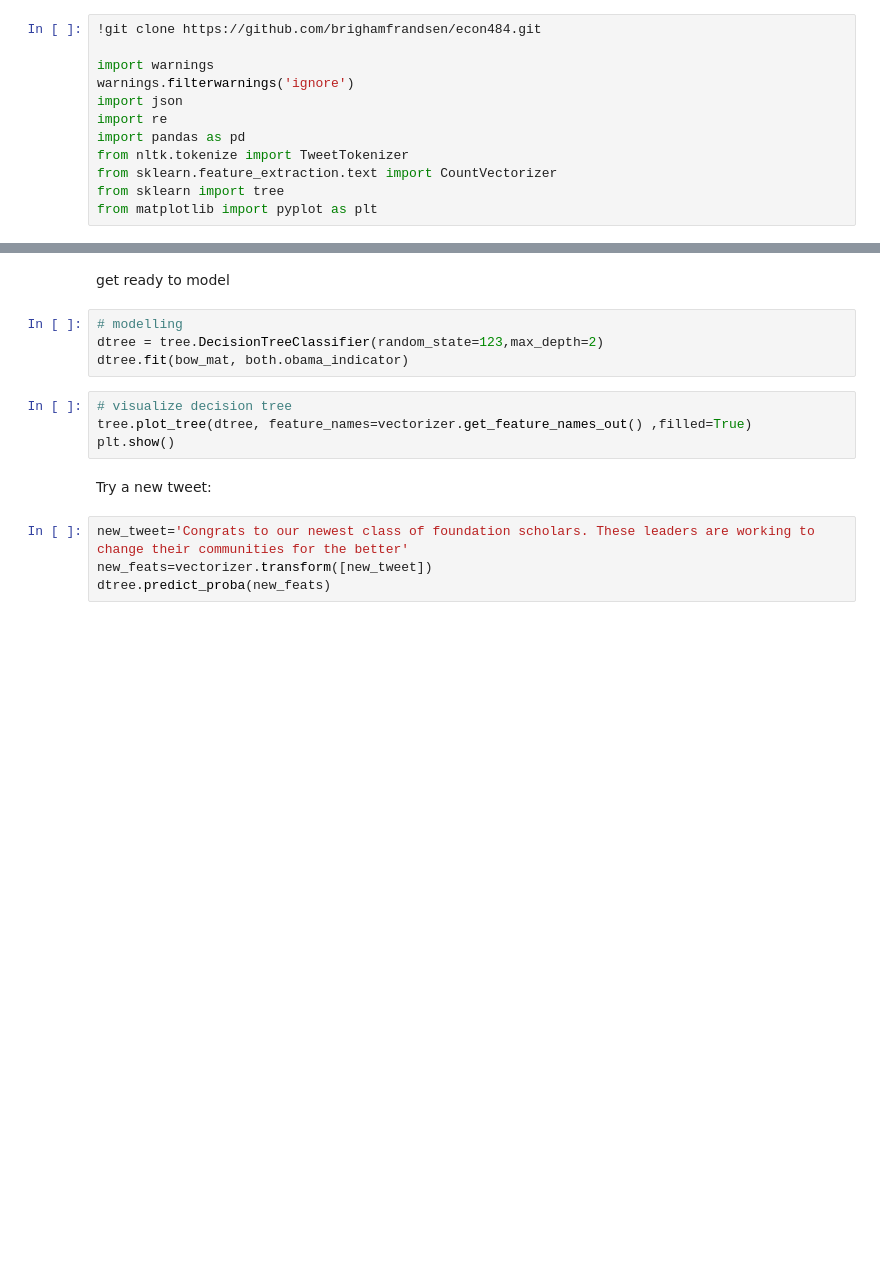
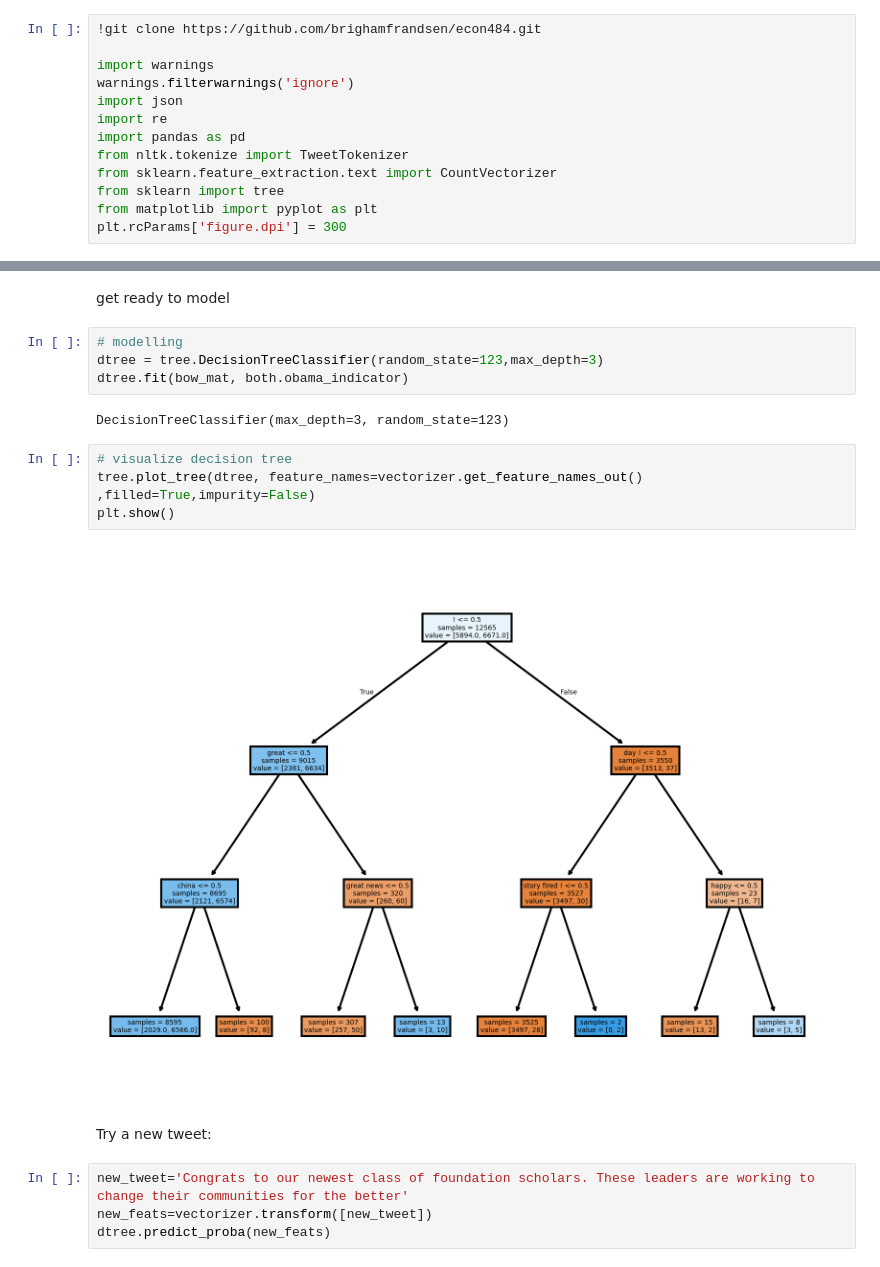
Before and after one commit to brighamfrandsen/econ484, a Jupyter notebook: examples/tweet demo.ipynb, the cells around one changed output, grey strips where cells are left out. Drawn from its saved outputs; the diff is of its cells as text; blank space fills up the shorter version.

```diff
--- a/examples/tweet demo.ipynb
+++ b/examples/tweet demo.ipynb
@@ -14,3 +14,4 @@ from nltk.tokenize import TweetTokenizer
 from sklearn.feature_extraction.text import CountVectorizer
 from sklearn import tree
 from matplotlib import pyplot as plt
+plt.rcParams['figure.dpi'] = 300
@@ -93,12 +121,16 @@ print('Bag of words feature set:', bow_mat.shape)
 get ready to model
 # %%
 # modelling
-dtree = tree.DecisionTreeClassifier(random_state=123,max_depth=2)
+dtree = tree.DecisionTreeClassifier(random_state=123,max_depth=3)
 dtree.fit(bow_mat, both.obama_indicator)
+# %% [output]
+DecisionTreeClassifier(max_depth=3, random_state=123)
 # %%
 # visualize decision tree
-tree.plot_tree(dtree, feature_names=vectorizer.get_feature_names_out() ,filled=True)
+tree.plot_tree(dtree, feature_names=vectorizer.get_feature_names_out() ,filled=True,impurity=False)
 plt.show()
+# %% [output]
+[figure, added]
 # %% [markdown]
 Try a new tweet:
 # %%
```
Also changed, not shown: parts of 6 cells of this notebook.
